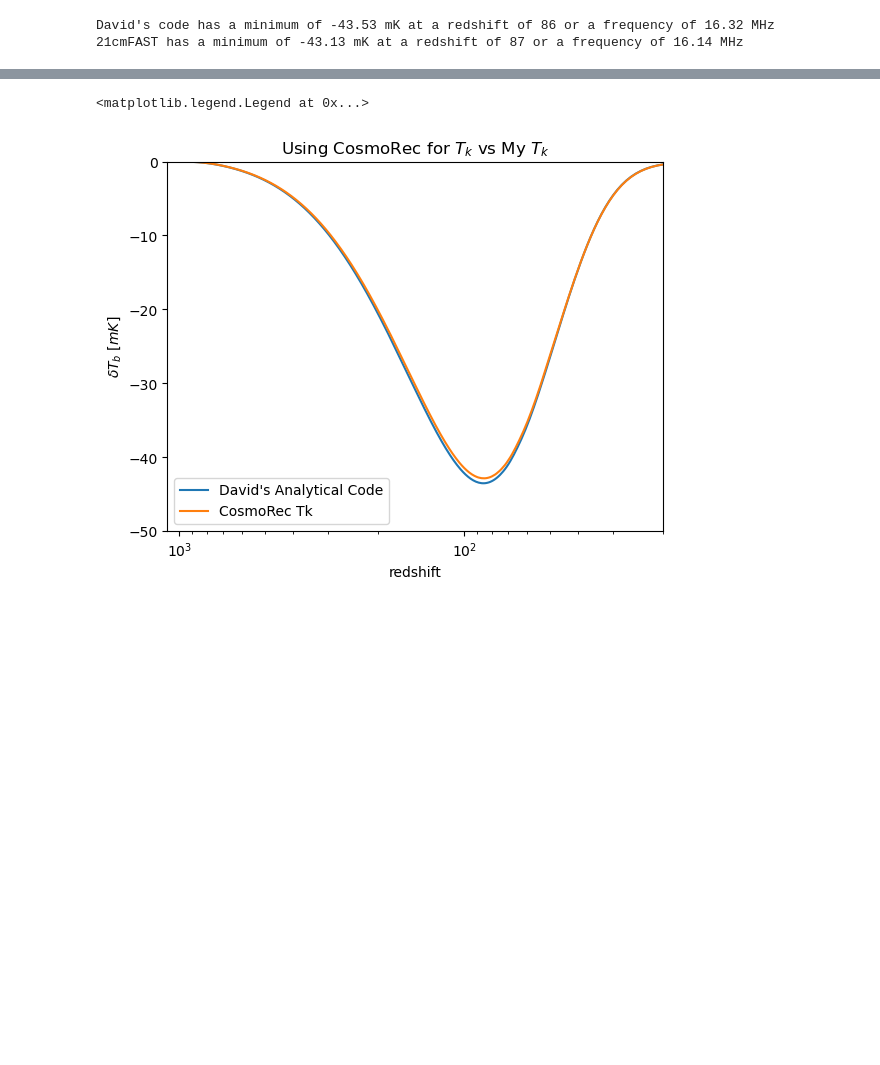
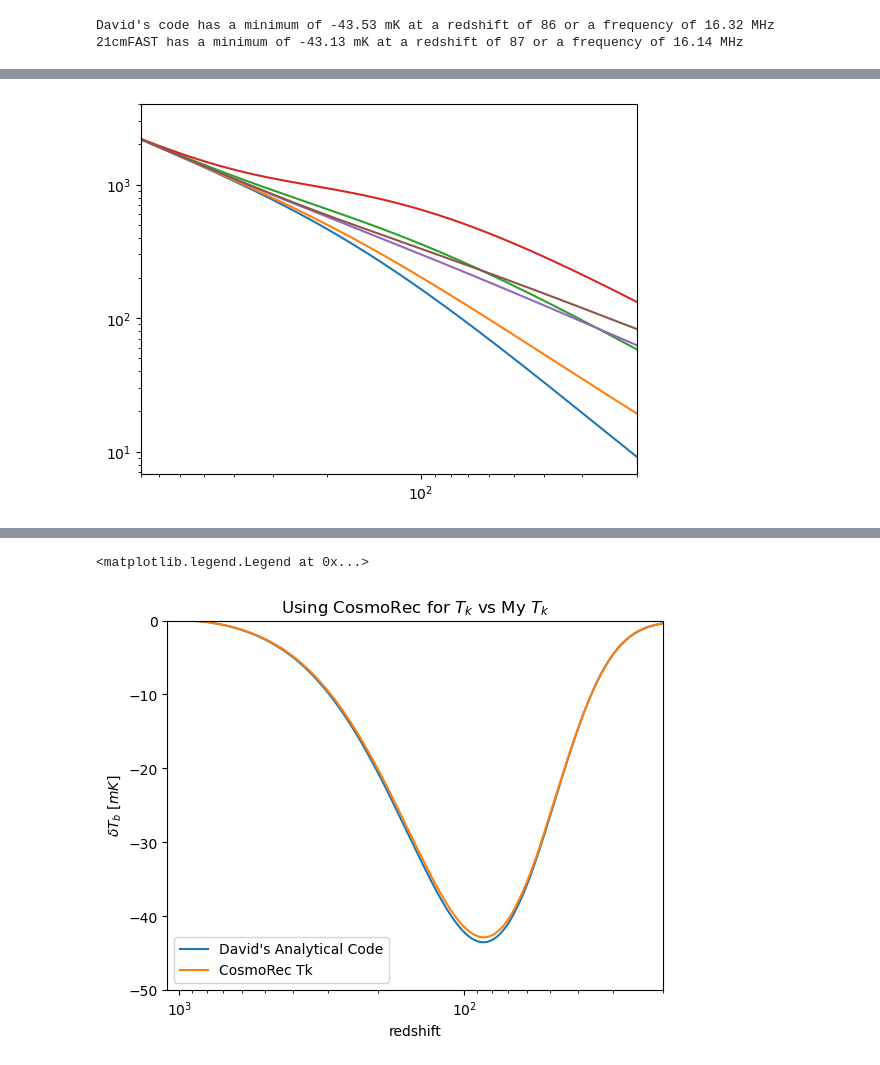
Before and after one commit to daba9359/LuCEE-Night_Simulation, a Jupyter notebook: LuCEE-Night_Simulation.ipynb, the cells around one changed output, grey strips where cells are left out. Saved outputs shown, nothing was run; the diff lists cells and outputs as text; code cells hidden in the pictures; blank space fills up the shorter version.

```diff
--- a/LuCEE-Night_Simulation.ipynb
+++ b/LuCEE-Night_Simulation.ipynb
@@ -270,0 +513,12 @@ David's code has a minimum of -43.53 mK at a redshift of 86 or a frequency of 16
+# %%
+plt.plot(z_array, My_Tk[1](z_array))
+plt.plot(z_array, My_Tk_DMAN2[1](z_array))
+plt.plot(z_array, My_Tk_DMAN3[1](z_array))
+plt.plot(z_array, My_Tk_DMAN4[1](z_array))
+plt.plot(z_array, My_Tk_DMAN5[1](z_array))
+plt.plot(z_array, My_Tk_DMAN6[1](z_array))
+plt.xlim(800,20)
+plt.xscale("log")
+plt.yscale("log")
+# %% [output]
+[figure, added]
```
Also changed, not shown: parts of 37 cells of this notebook, 5 other files.
